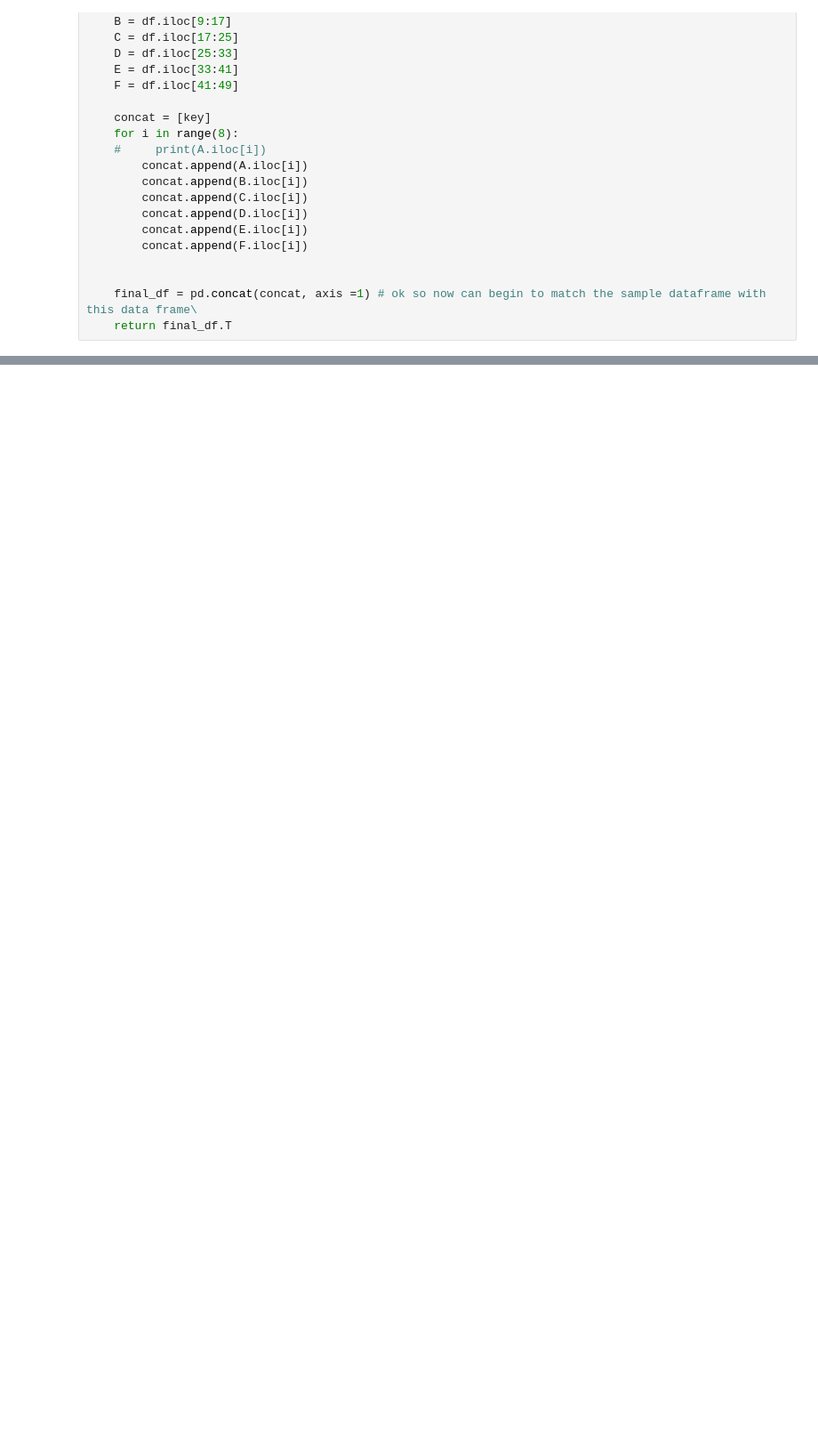
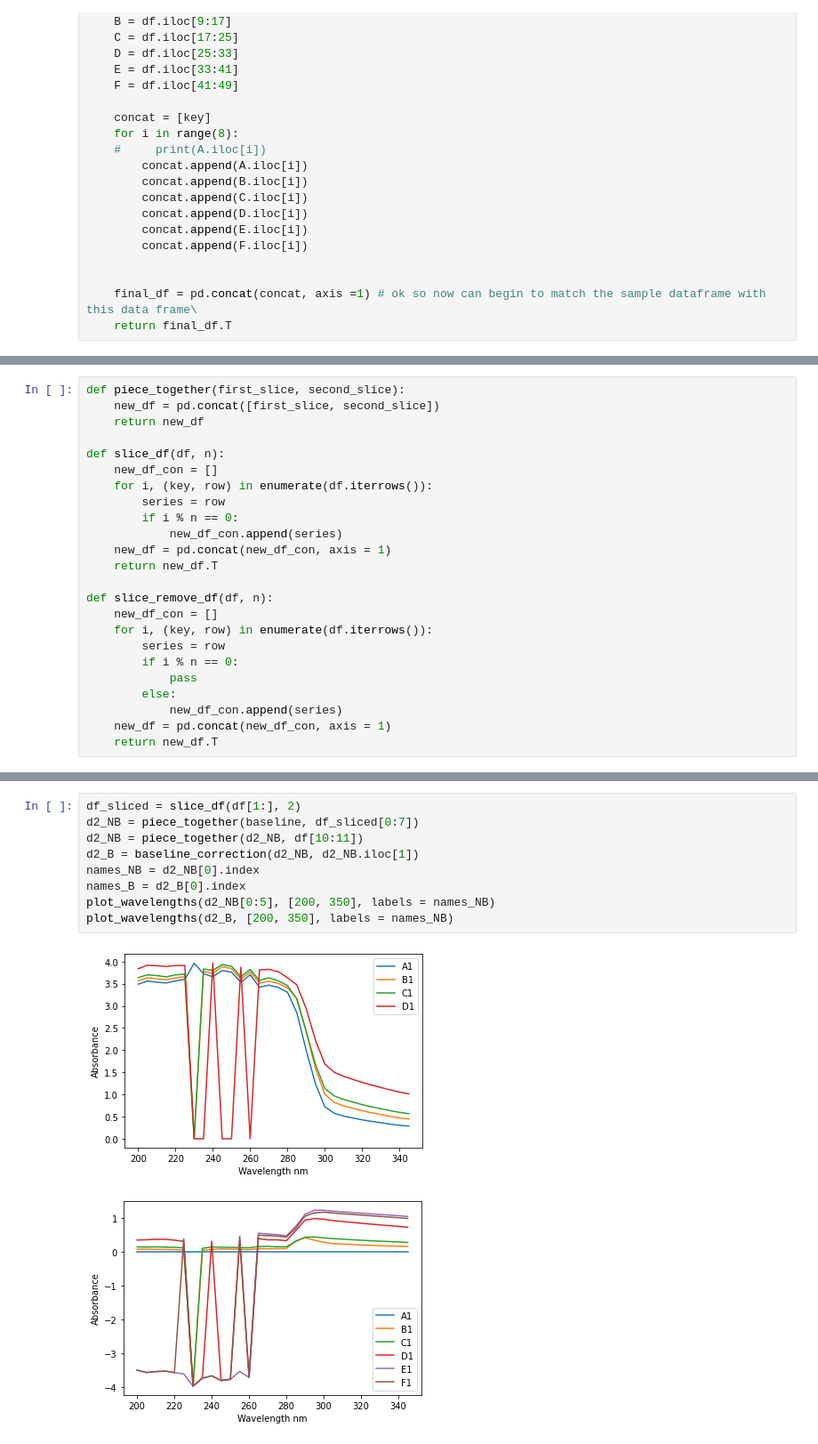
Before and after one commit to pozzo-research-group/OT2Protocols, a Jupyter notebook: ot2protocol/Ouzo_OT2_Sampling/Plate Reader Extract.ipynb, the cells around one changed output, grey strips where cells are left out. Shown at 89% size. Drawn from its saved outputs; the diff is of its cells as text; blank space fills up the shorter version.

```diff
--- a/ot2protocol/Ouzo_OT2_Sampling/Plate Reader Extract.ipynb
+++ b/ot2protocol/Ouzo_OT2_Sampling/Plate Reader Extract.ipynb
@@ -91 +108,25 @@ def baseline_correction(df_samples, baseline_series):
+# %%
+def piece_together(first_slice, second_slice):
+    new_df = pd.concat([first_slice, second_slice])
+    return new_df
+
+def slice_df(df, n):
+    new_df_con = []
+    for i, (key, row) in enumerate(df.iterrows()):
+        series = row
+        if i % n == 0:
+            new_df_con.append(series)
+    new_df = pd.concat(new_df_con, axis = 1)
+    return new_df.T
+
+def slice_remove_df(df, n):
+    new_df_con = []
+    for i, (key, row) in enumerate(df.iterrows()):
+        series = row
+        if i % n == 0:
+            pass
+        else:
+            new_df_con.append(series)
+    new_df = pd.concat(new_df_con, axis = 1)
+    return new_df.T
 # %%
@@ -101,0 +150,12 @@ plot_wavelengths(df1,[300,500])
+# %%
+df_sliced = slice_df(df[1:], 2)
+d2_NB = piece_together(baseline, df_sliced[0:7])
+d2_NB = piece_together(d2_NB, df[10:11])
+d2_B = baseline_correction(d2_NB, d2_NB.iloc[1])
+names_NB = d2_NB[0].index
+names_B = d2_B[0].index
+plot_wavelengths(d2_NB[0:5], [200, 350], labels = names_NB)
+plot_wavelengths(d2_B, [200, 350], labels = names_NB)
+# %% [output]
+[figure, added]
+[figure, added]
```
Also changed, not shown: parts of 12 cells of this notebook, 2 other files.
